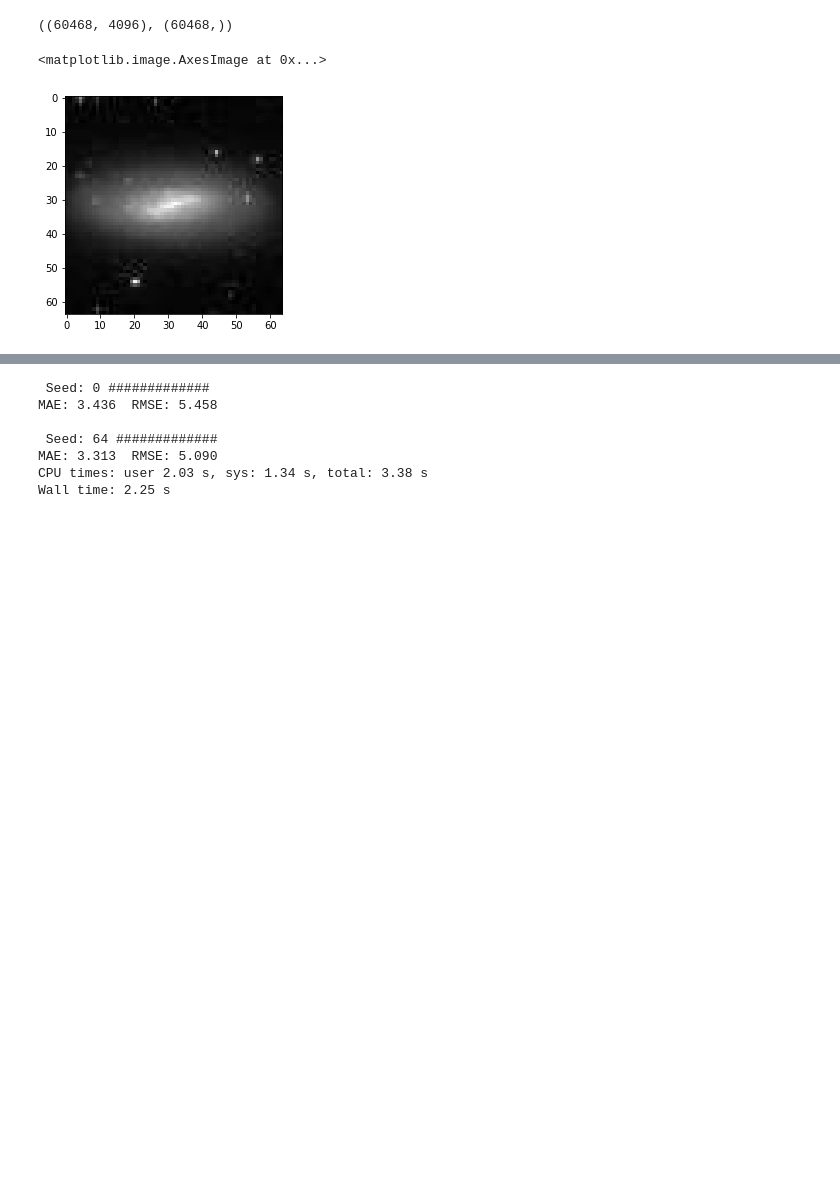
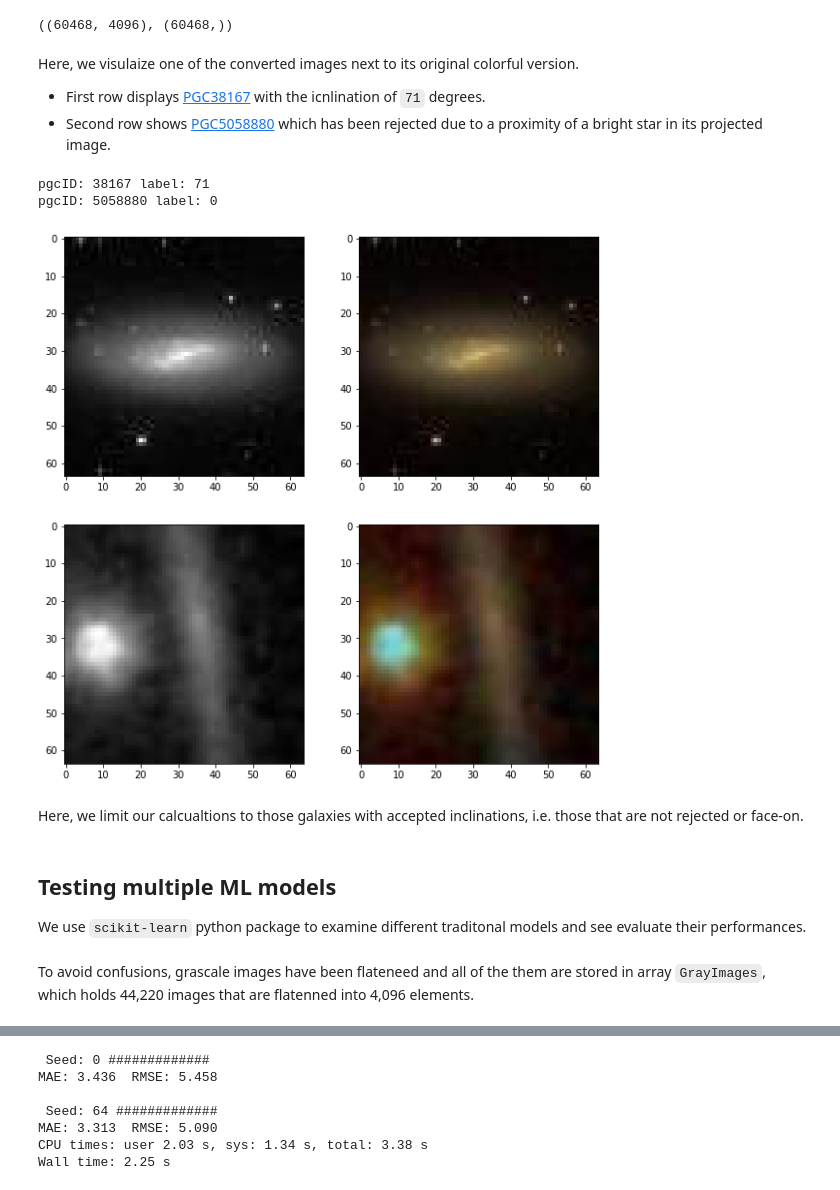
Before and after one commit to ekourkchi/incNET-data, a Jupyter notebook: incNET_modelExploration/incNET_exploreModels.ipynb, the cells around one changed output, grey strips where cells are left out. Drawn from its saved outputs; the diff is of its cells as text; code cells hidden in the pictures; blank space fills up the shorter version.

```diff
--- a/incNET_modelExploration/incNET_exploreModels.ipynb
+++ b/incNET_modelExploration/incNET_exploreModels.ipynb
@@ -47,8 +80,26 @@ pgcIDs = classs[0]
 GrayImages.shape, labels.shape
 # %% [output]
 ((60468, 4096), (60468,))
-# %%
-plt.imshow(GrayImages[4].reshape(64,64), cmap=plt.get_cmap('gray'))
-# %% [output]
-<matplotlib.image.AxesImage at 0x...>
-[figure, removed]
+# %% [markdown]
+Here, we visulaize one of the converted images next to its original colorful version.
+
+- First row displays [PGC38167](https://edd.ifa.hawaii.edu/cf4_photometry/get_sdss_cf4.php?pgc=38167) with the icnlination of `71` degrees.
+- Second row shows [PGC5058880](https://edd.ifa.hawaii.edu/cf4_photometry/get_sdss_cf4.php?galname=PGC5058880) which has been rejected due to a proximity of a bright star in its projected image.
+# %%
+fig, ax = plt.subplots(nrows=2,ncols=2, figsize=(10,10))
+
+i = 4
+ax[0][0].imshow(GrayImages[i].reshape(64,64), cmap=plt.get_cmap('gray'))
+ax[0][1].imshow(images[i])
+print('pgcID: {} label: {}'.format(pgcIDs[i], labels[i]))
+
+i = 4595
+ax[1][0].imshow(GrayImages[i].reshape(64,64), cmap=plt.get_cmap('gray'))
+ax[1][1].imshow(images[i])
+print('pgcID: {} label: {}'.format(pgcIDs[i], labels[i]))
+# %% [output]
+pgcID: 38167 label: 71
+pgcID: 5058880 label: 0
+[figure, added]
+# %% [markdown]
+Here, we limit our calcualtions to those galaxies with accepted inclinations, i.e. those that are not rejected or face-on.
@@ -54,0 +113,4 @@ plt.imshow(GrayImages[4].reshape(64,64), cmap=plt.get_cmap('gray'))
+# %% [markdown]
+## Testing multiple ML models
+
+We use `scikit-learn` python package to examine different traditonal models and see evaluate their performances.
@@ -54,0 +128,2 @@ plt.imshow(GrayImages[4].reshape(64,64), cmap=plt.get_cmap('gray'))
+# %% [markdown]
+To avoid confusions, grascale images have been flateneed and all of the them are stored in array `GrayImages`, which holds 44,220 images that are flatenned into 4,096 elements.
```
Also changed, not shown: parts of 47 cells of this notebook, 2 other files.
